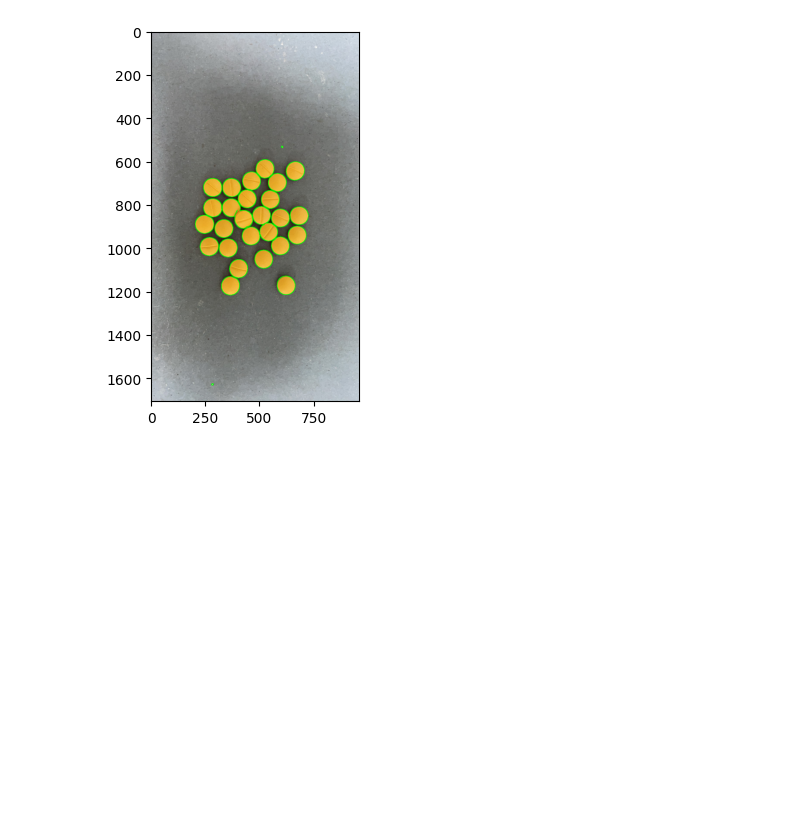
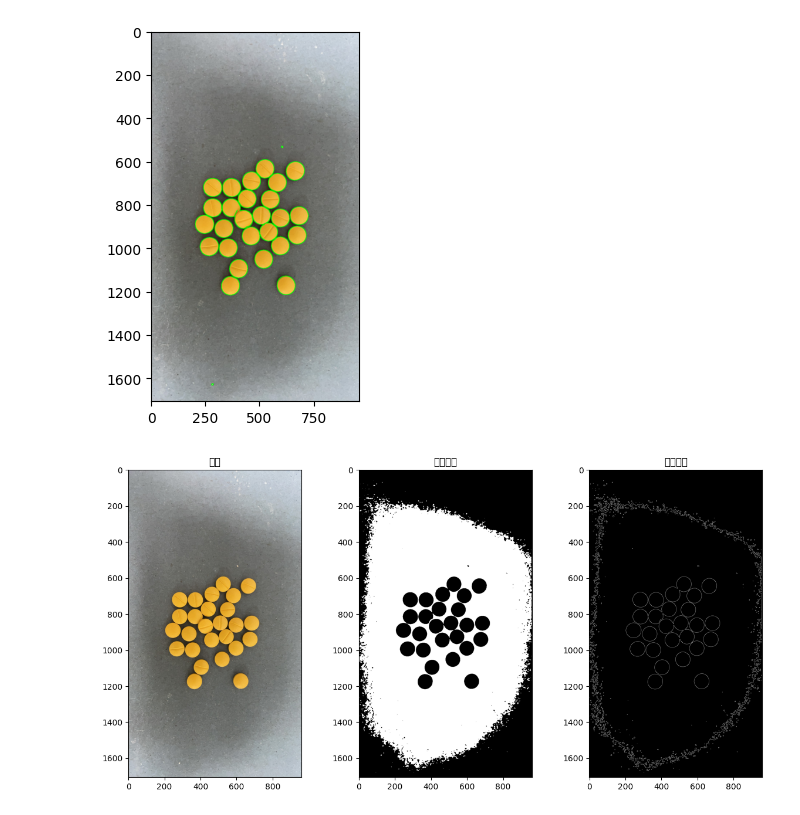
Before and after one commit to J0hnLee/Pillo, a Jupyter notebook: test.ipynb, the cells around one changed output. Drawn from its saved outputs; the diff is of its cells as text; code cells hidden in the pictures; blank space fills up the shorter version.

```diff
--- a/test.ipynb
+++ b/test.ipynb
@@ -59,3 +59,28 @@ print("pills in the image : ", len(cnt))
 # %% [output]
 pills in the image :  27
 [figure]
+# %%
+# 讀取影像
+img = cv2.imread('./imgfiles/S__58916873.jpg')
+
+# 轉為灰階
+gray = cv2.cvtColor(img, cv2.COLOR_BGR2GRAY)
+
+# 模糊化：降噪（避免偵測出毛邊）
+blur = cv2.GaussianBlur(gray, (7, 7), 0)
+
+# 使用 Otsu 自動二值化去除背景
+_, thresh = cv2.threshold(blur, 80, 255, cv2.THRESH_BINARY_INV + cv2.THRESH_OTSU)
+
+# 邊緣偵測（可視情況調整閾值）
+edges = cv2.Canny(thresh, 50, 150)
+
+# 顯示結果
+plt.figure(figsize=(12, 6))
+plt.subplot(1, 3, 1), plt.imshow(cv2.cvtColor(img, cv2.COLOR_BGR2RGB)), plt.title("原圖")
+plt.subplot(1, 3, 2), plt.imshow(thresh, cmap='gray'), plt.title("背景去除")
+plt.subplot(1, 3, 3), plt.imshow(edges, cmap='gray'), plt.title("邊緣偵測")
+plt.tight_layout()
+plt.show()
+# %% [output]
+[figure, added]
```
